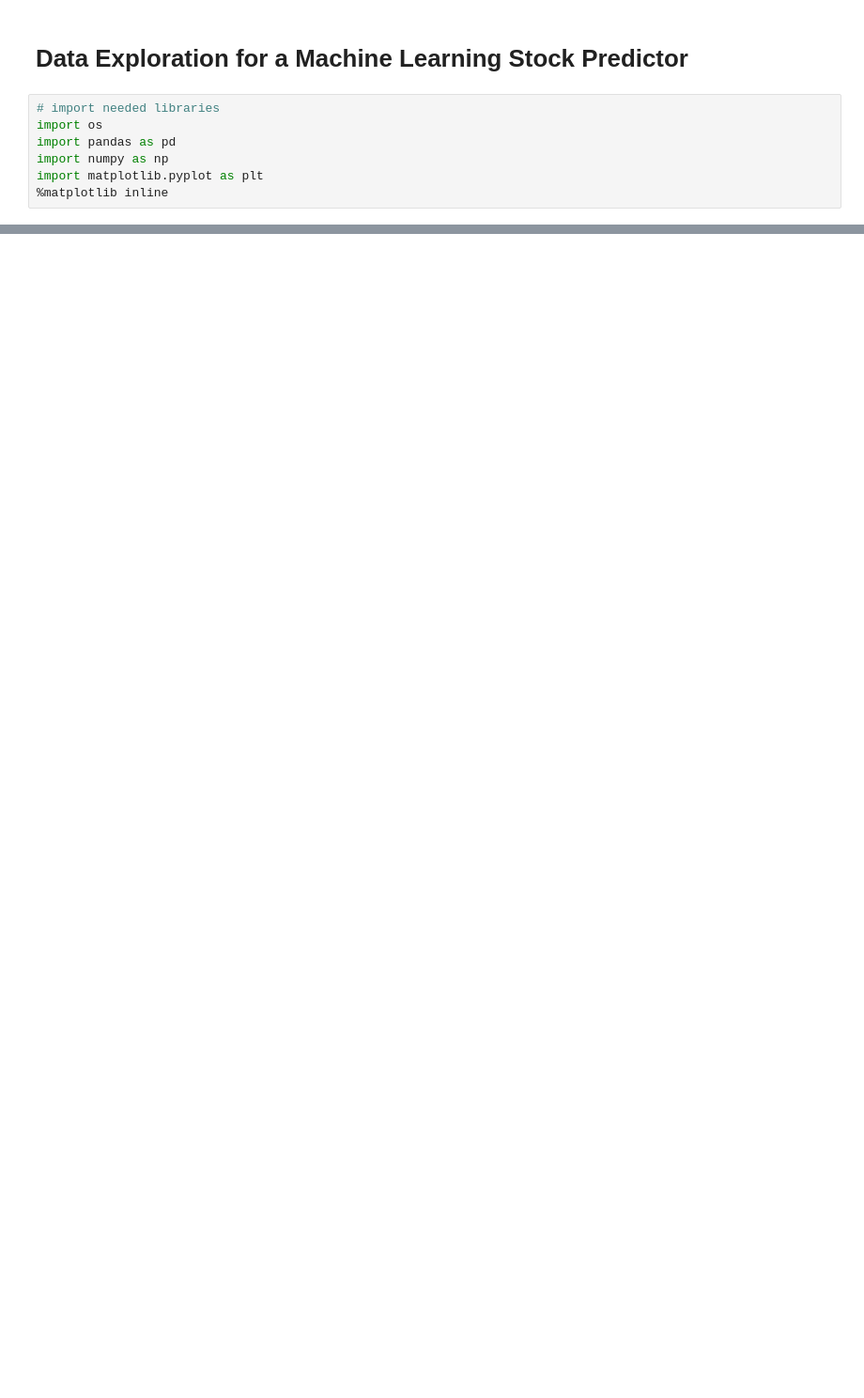
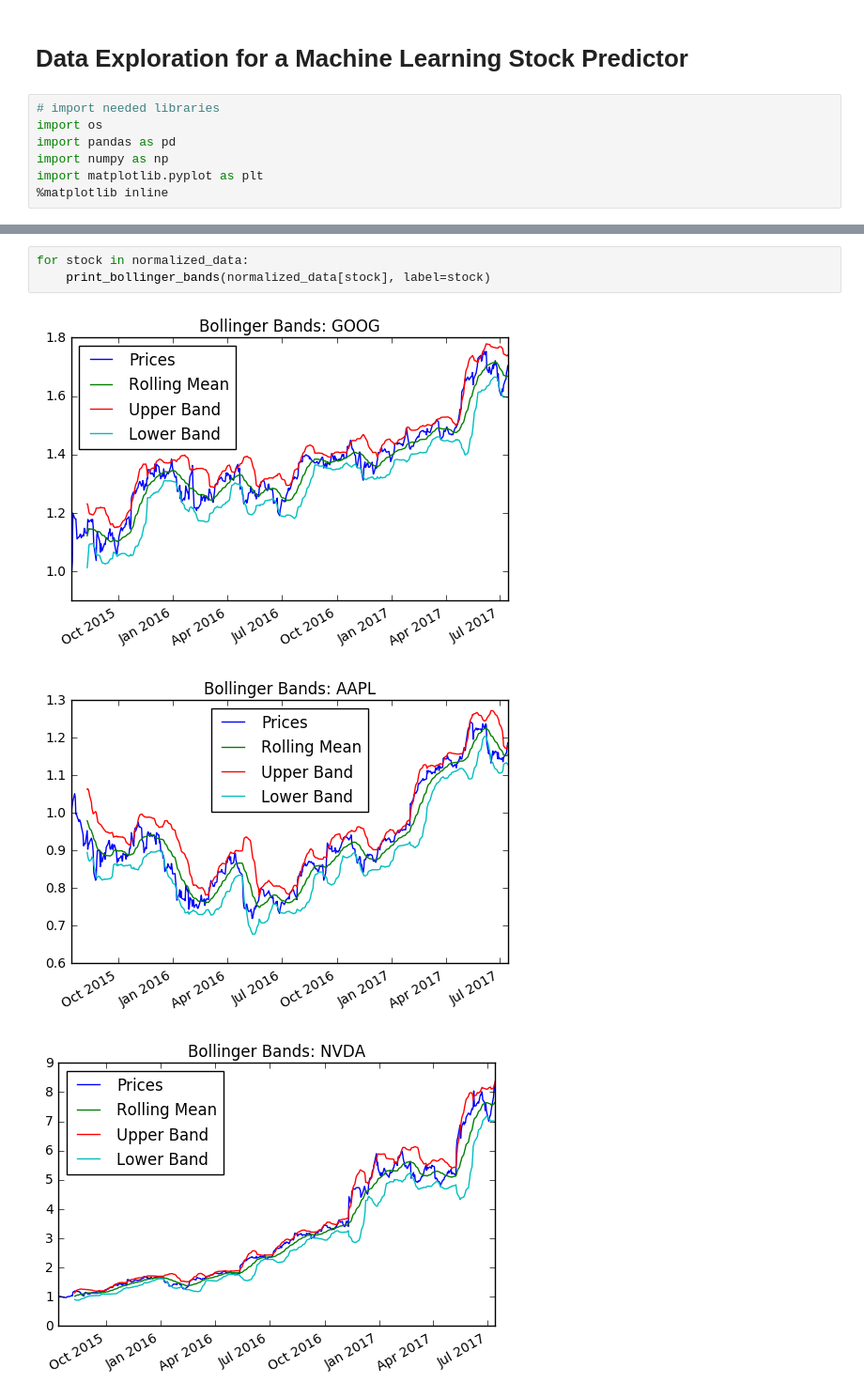
Before and after one commit to mbozelka/Machine-Learning-Capstone, a Jupyter notebook: project/data-exploration/Data Exploration.ipynb, the cells around one changed output, grey strips where cells are left out. Shown at 94% size. Saved outputs shown, nothing was run; the diff lists cells and outputs as text; blank space fills up the shorter version.

Commit message:
Update: Data Exploration
Continued my data exploration and added rolling statistics to examine the data.

```diff
--- a/project/data-exploration/Data Exploration.ipynb
+++ b/project/data-exploration/Data Exploration.ipynb
@@ -105,0 +169,7 @@ IndentationError: expected an indented block (<ipython-input-49-1e3b842920c9>, l
+# %%
+for stock in normalized_data:
+    print_bollinger_bands(normalized_data[stock], label=stock)
+# %% [output]
+[figure, added]
+[figure, added]
+[figure, added]
```
Also changed, not shown: parts of 15 cells of this notebook, 1 other file.
